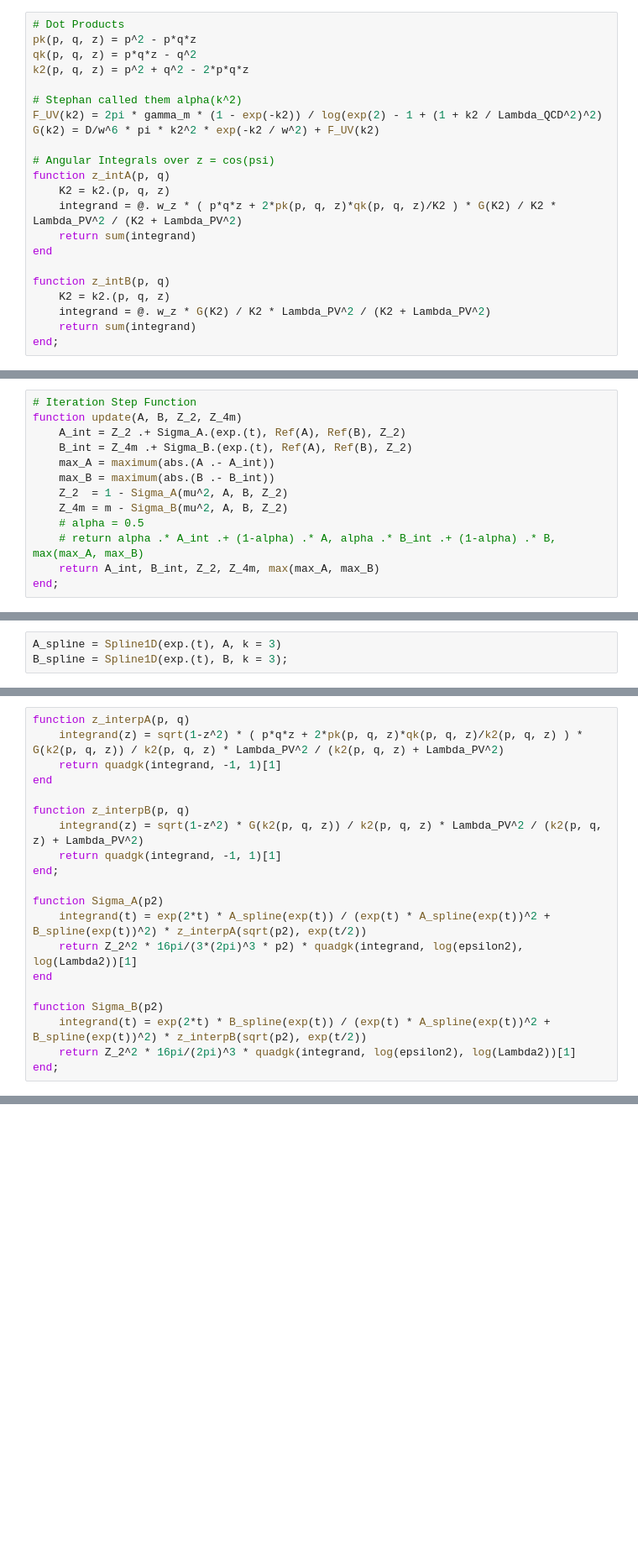
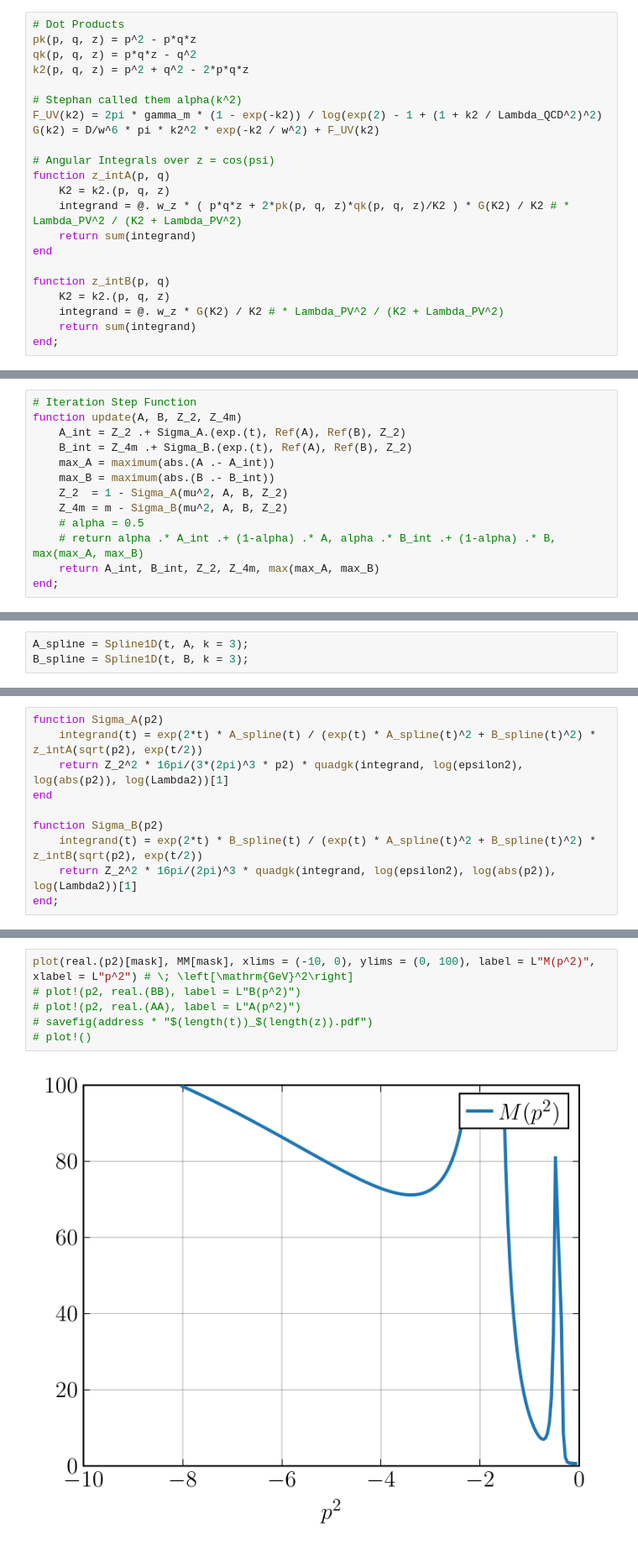
Before and after one commit to GestoerterOszillator/Maris-Tandy, a Jupyter notebook: Maris-Tandy.ipynb, the cells around one changed output, grey strips where cells are left out. Shown at 84% size. Drawn from its saved outputs; the diff is of its cells as text; blank space fills up the shorter version.

```diff
--- a/Maris-Tandy.ipynb
+++ b/Maris-Tandy.ipynb
@@ -58,13 +60,13 @@ G(k2) = D/w^6 * pi * k2^2 * exp(-k2 / w^2) + F_UV(k2)
 # Angular Integrals over z = cos(psi)
 function z_intA(p, q)
     K2 = k2.(p, q, z)
-    integrand = @. w_z * ( p*q*z + 2*pk(p, q, z)*qk(p, q, z)/K2 ) * G(K2) / K2 * Lambda_PV^2 / (K2 + Lambda_PV^2)
+    integrand = @. w_z * ( p*q*z + 2*pk(p, q, z)*qk(p, q, z)/K2 ) * G(K2) / K2 # * Lambda_PV^2 / (K2 + Lambda_PV^2)
     return sum(integrand)
 end
 
 function z_intB(p, q)
     K2 = k2.(p, q, z)
-    integrand = @. w_z * G(K2) / K2 * Lambda_PV^2 / (K2 + Lambda_PV^2)
+    integrand = @. w_z * G(K2) / K2 # * Lambda_PV^2 / (K2 + Lambda_PV^2)
     return sum(integrand)
 end;
 # %%
@@ -121,3 +137,3 @@ plot!(exp.(t), B./A, label = L"M(p^2)")
 # %%
-A_spline = Spline1D(exp.(t), A, k = 3)
-B_spline = Spline1D(exp.(t), B, k = 3);
+A_spline = Spline1D(t, A, k = 3);
+B_spline = Spline1D(t, B, k = 3);
@@ -124,22 +145,12 @@ B_spline = Spline1D(exp.(t), B, k = 3);
 # %%
-function z_interpA(p, q)
-    integrand(z) = sqrt(1-z^2) * ( p*q*z + 2*pk(p, q, z)*qk(p, q, z)/k2(p, q, z) ) * G(k2(p, q, z)) / k2(p, q, z) * Lambda_PV^2 / (k2(p, q, z) + Lambda_PV^2)
-    return quadgk(integrand, -1, 1)[1]
-end
-
-function z_interpB(p, q)
-    integrand(z) = sqrt(1-z^2) * G(k2(p, q, z)) / k2(p, q, z) * Lambda_PV^2 / (k2(p, q, z) + Lambda_PV^2)
-    return quadgk(integrand, -1, 1)[1]
-end;
-
 function Sigma_A(p2)
-    integrand(t) = exp(2*t) * A_spline(exp(t)) / (exp(t) * A_spline(exp(t))^2 + B_spline(exp(t))^2) * z_interpA(sqrt(p2), exp(t/2))
-    return Z_2^2 * 16pi/(3*(2pi)^3 * p2) * quadgk(integrand, log(epsilon2), log(Lambda2))[1]
+    integrand(t) = exp(2*t) * A_spline(t) / (exp(t) * A_spline(t)^2 + B_spline(t)^2) * z_intA(sqrt(p2), exp(t/2))
+    return Z_2^2 * 16pi/(3*(2pi)^3 * p2) * quadgk(integrand, log(epsilon2), log(abs(p2)), log(Lambda2))[1]
 end
 
 function Sigma_B(p2)
-    integrand(t) = exp(2*t) * B_spline(exp(t)) / (exp(t) * A_spline(exp(t))^2 + B_spline(exp(t))^2) * z_interpB(sqrt(p2), exp(t/2))
-    return Z_2^2 * 16pi/(2pi)^3 * quadgk(integrand, log(epsilon2), log(Lambda2))[1]
+    integrand(t) = exp(2*t) * B_spline(t) / (exp(t) * A_spline(t)^2 + B_spline(t)^2) * z_intB(sqrt(p2), exp(t/2))
+    return Z_2^2 * 16pi/(2pi)^3 * quadgk(integrand, log(epsilon2), log(abs(p2)), log(Lambda2))[1]
 end;
 # %%
 # Plots
@@ -160,0 +163,8 @@ LoadError: InterruptException:
+# %%
+plot(real.(p2)[mask], MM[mask], xlims = (-10, 0), ylims = (0, 100), label = L"M(p^2)", xlabel = L"p^2") # \; \left[\mathrm{GeV}^2\right]
+# plot!(p2, real.(BB), label = L"B(p^2)")
+# plot!(p2, real.(AA), label = L"A(p^2)")
+# savefig(address * "$(length(t))_$(length(z)).pdf")
+# plot!()
+# %% [output]
+[figure, added]
```
Also changed, not shown: parts of 10 cells of this notebook, 3 other files.
